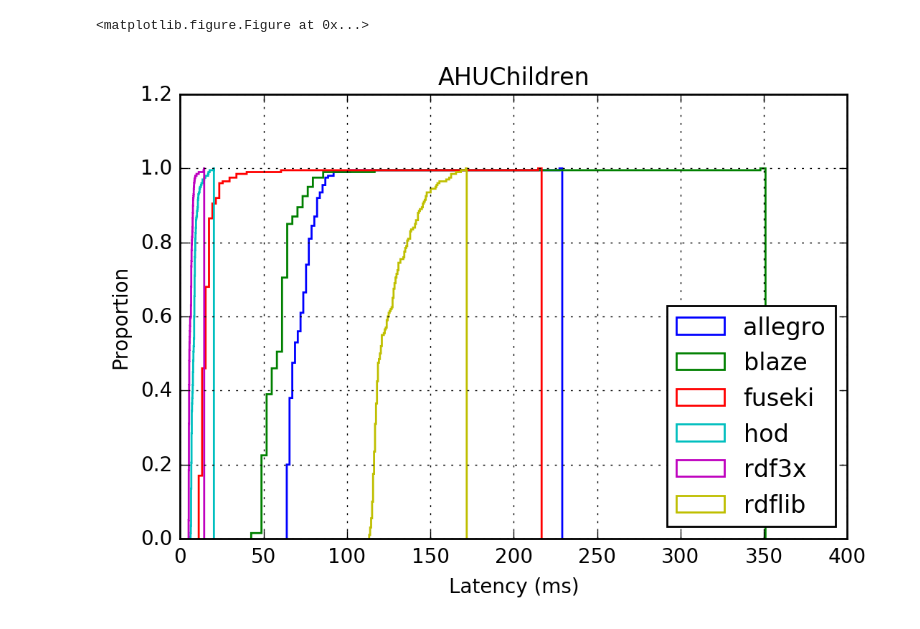
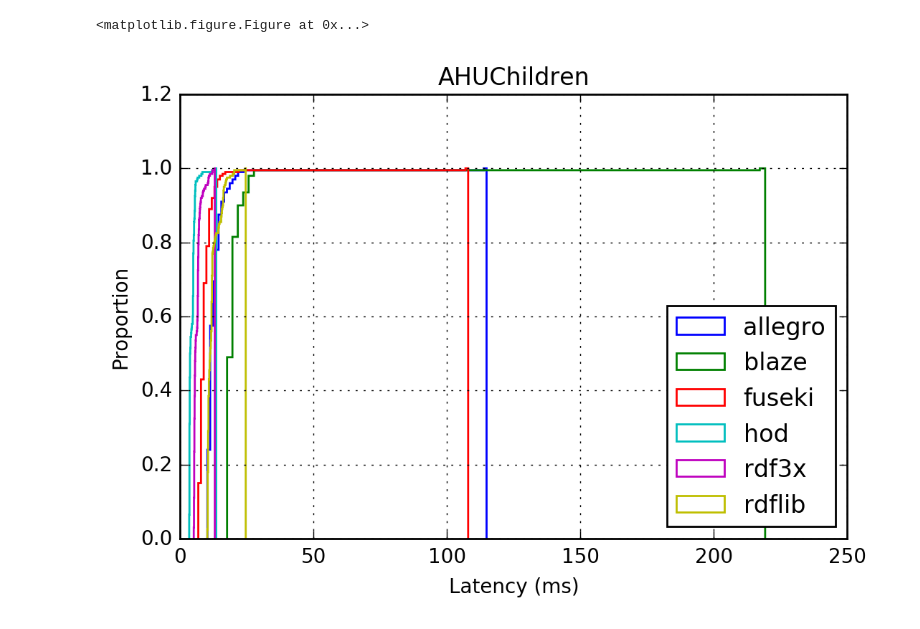
Before and after one commit to gtfierro/brick_database_eval, a Jupyter notebook: rdfrun/Benchmark.ipynb, the cells around one changed output. Cells and saved outputs as stored; diff of their text form; code cells hidden in the pictures.

```diff
--- a/rdfrun/Benchmark.ipynb
+++ b/rdfrun/Benchmark.ipynb
@@ -5,6 +5,7 @@ from rdfrun import *
 from benchmark_queries import *
 import time
 %matplotlib inline
+PREFIX = 'ciee_'
 # %%
 def overlap_hist(df):
     plt.clf()
@@ -42,6 +81,6 @@ fig = overlap_cdf(tempsensedf,"TempSensor")
 # %%
-ahuchildren = pd.read_csv('ahuchildren.csv')
+ahuchildren = pd.read_csv(PREFIX+'ahuchildren.csv')
 overlap_cdf(ahuchildren,"AHUChildren")
 # %% [output]
 <matplotlib.figure.Figure at 0x...>
-[figure, old version]
+[figure, new version]
```
Also changed, not shown: parts of 16 cells of this notebook, 2 other files.
